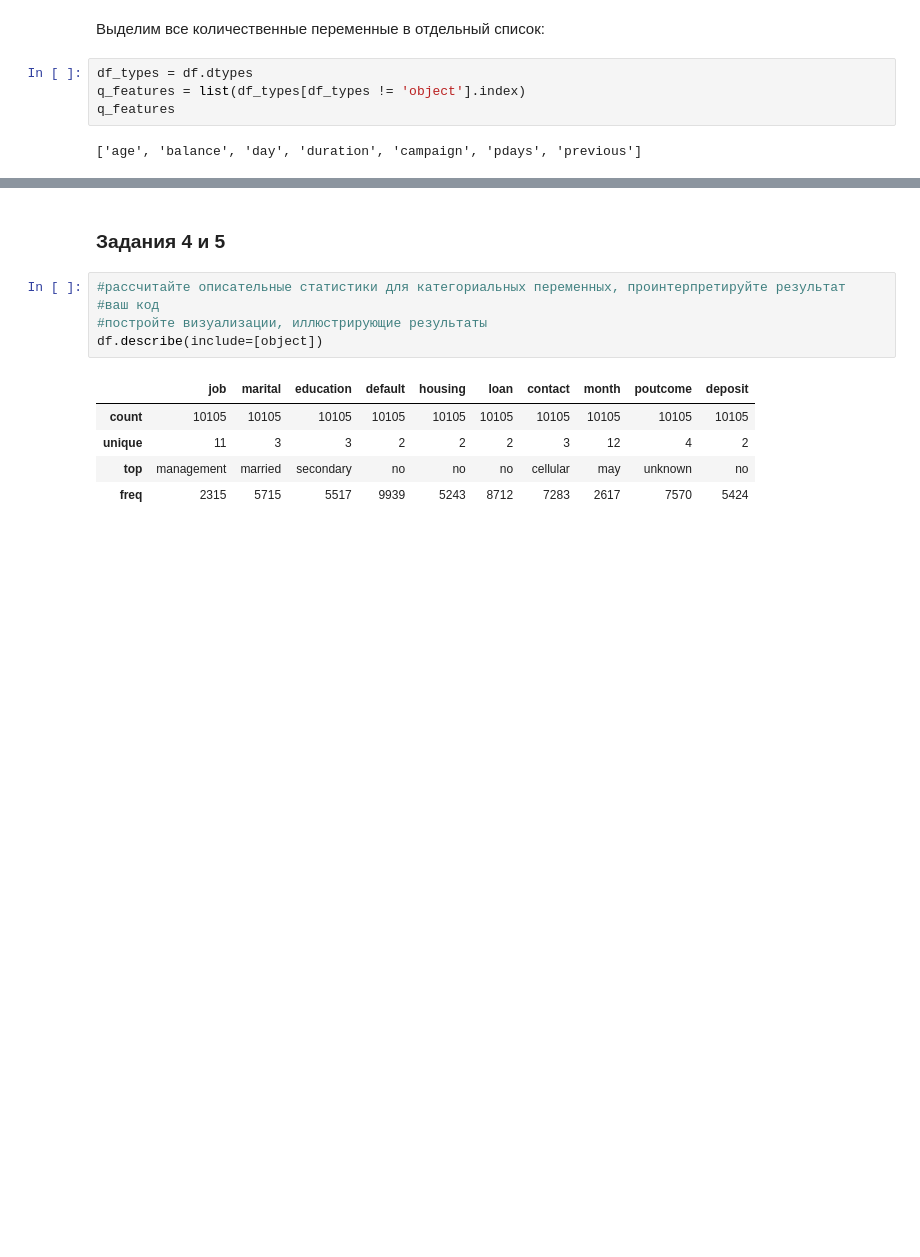
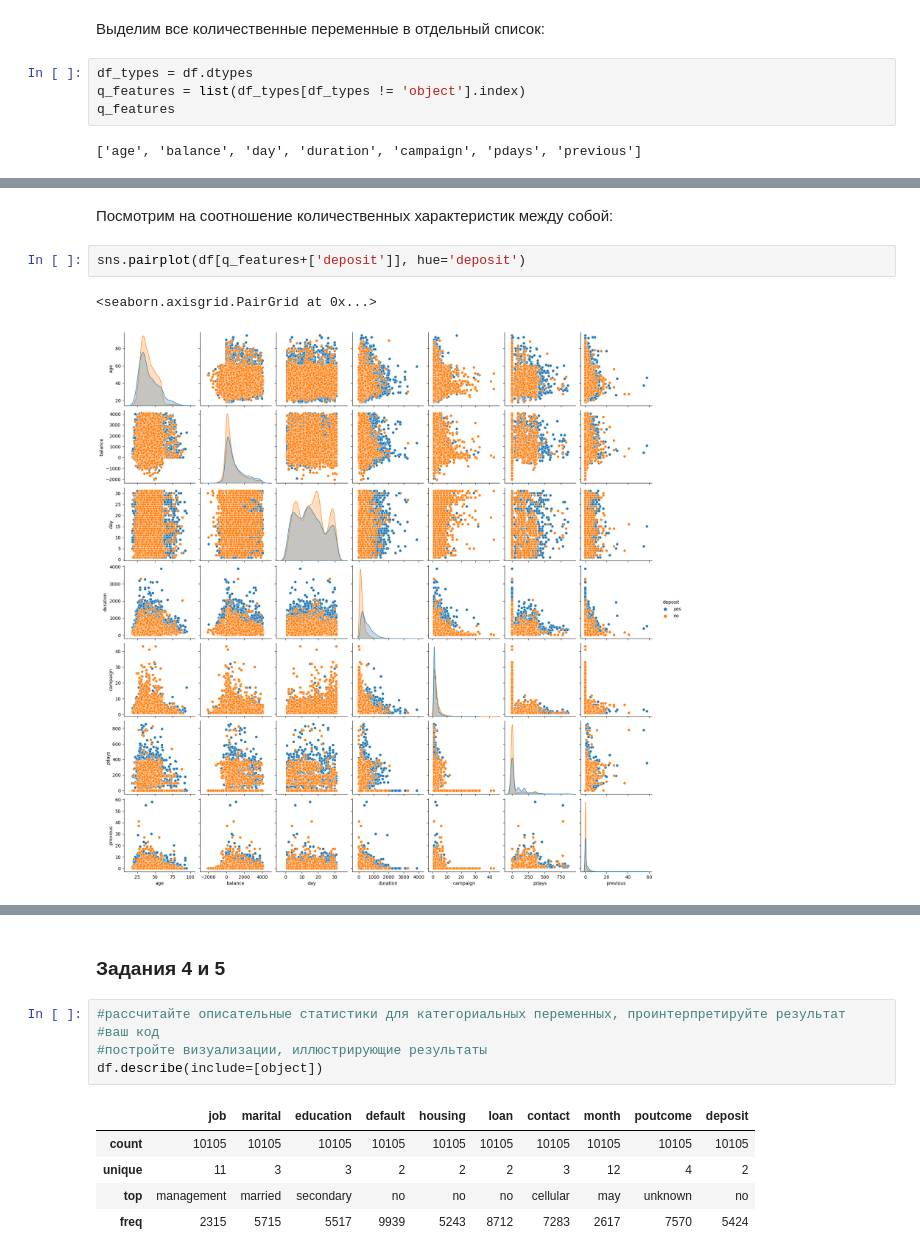
Before and after one commit to botovalex/SFDC, a Jupyter notebook: ML/Project_4_ML.ipynb, the cells around one changed output, grey strips where cells are left out. Saved outputs shown, nothing was run; the diff lists cells and outputs as text; blank space fills up the shorter version.

```diff
--- a/ML/Project_4_ML.ipynb
+++ b/ML/Project_4_ML.ipynb
@@ -353,0 +326,7 @@ sns.pairplot(df, hue='deposit')
+# %% [markdown]
+Посмотрим на соотношение количественных характеристик между собой:
+# %%
+sns.pairplot(df[q_features+['deposit']], hue='deposit')
+# %% [output]
+<seaborn.axisgrid.PairGrid at 0x...>
+[figure, added]
```
Also changed, not shown: parts of 21 cells of this notebook.
